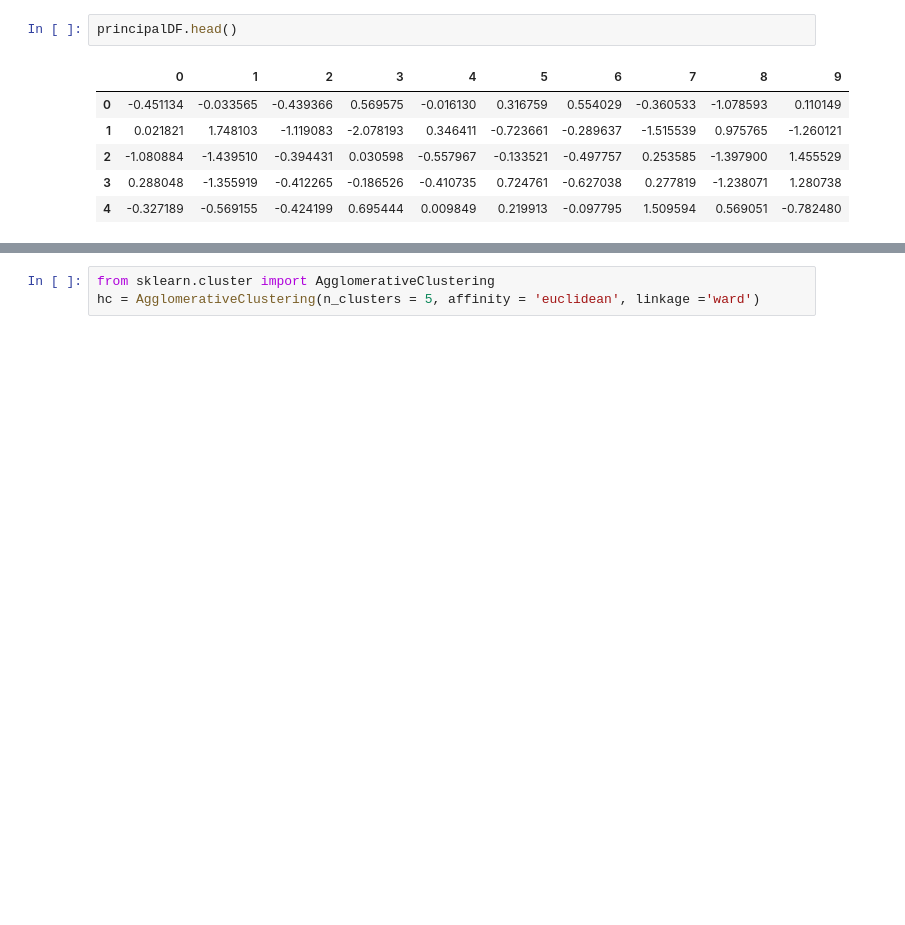
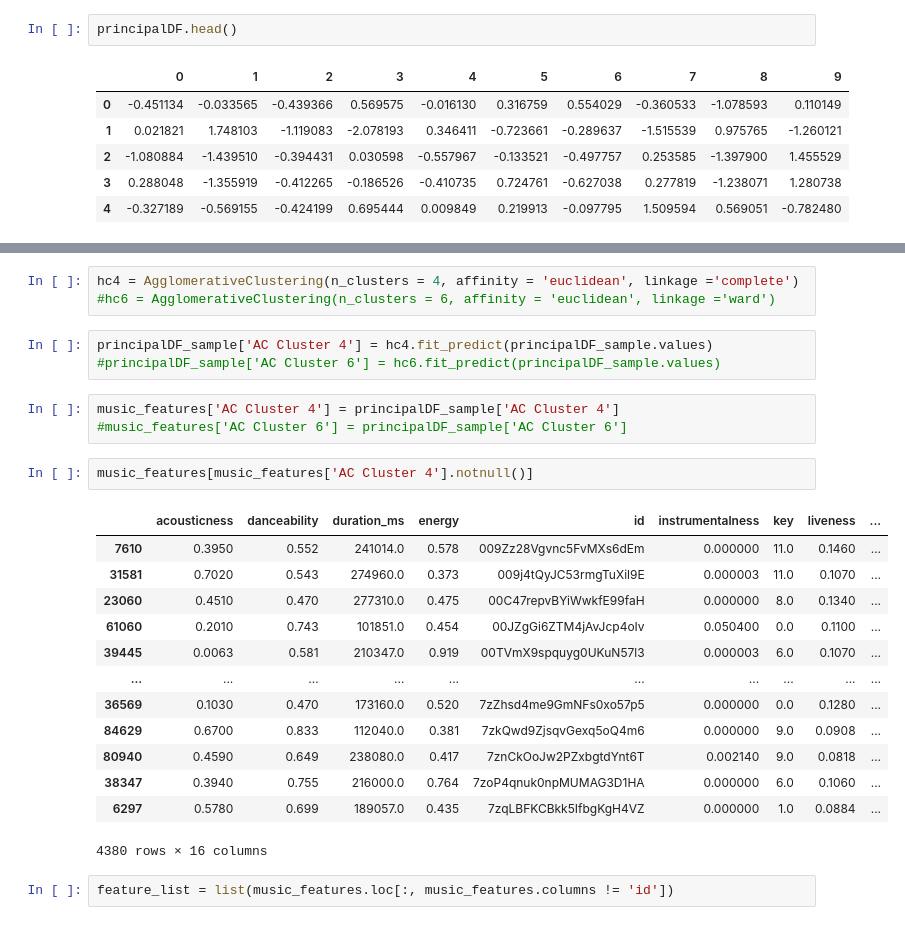
Before and after one commit to joejode/music-market-finder, a Jupyter notebook: PCA and Clustering.ipynb, the cells around one changed output, grey strips where cells are left out. Cells and saved outputs as stored; diff of their text form; blank space fills up the shorter version.

```diff
--- a/PCA and Clustering.ipynb
+++ b/PCA and Clustering.ipynb
@@ -79,3 +94,27 @@ plt.show()
-# %%
-from sklearn.cluster import AgglomerativeClustering
-hc = AgglomerativeClustering(n_clusters = 5, affinity = 'euclidean', linkage ='ward')
+# %%
+hc4 = AgglomerativeClustering(n_clusters = 4, affinity = 'euclidean', linkage ='complete')
+#hc6 = AgglomerativeClustering(n_clusters = 6, affinity = 'euclidean', linkage ='ward')
+# %%
+principalDF_sample['AC Cluster 4'] = hc4.fit_predict(principalDF_sample.values)
+#principalDF_sample['AC Cluster 6'] = hc6.fit_predict(principalDF_sample.values)
+# %%
+music_features['AC Cluster 4'] = principalDF_sample['AC Cluster 4']
+#music_features['AC Cluster 6'] = principalDF_sample['AC Cluster 6']
+# %%
+music_features[music_features['AC Cluster 4'].notnull()]
+# %% [output]
+|  | acousticness | danceability | duration_ms | energy | id | instrumentalness | key | liveness | ... |
+| 7610 | 0.3950 | 0.552 | 241014.0 | 0.578 | 009Zz28Vgvnc5FvMXs6dEm | 0.000000 | 11.0 | 0.1460 | ... |
+| 31581 | 0.7020 | 0.543 | 274960.0 | 0.373 | 009j4tQyJC53rmgTuXil9E | 0.000003 | 11.0 | 0.1070 | ... |
+| 23060 | 0.4510 | 0.470 | 277310.0 | 0.475 | 00C47repvBYiWwkfE99faH | 0.000000 | 8.0 | 0.1340 | ... |
+| 61060 | 0.2010 | 0.743 | 101851.0 | 0.454 | 00JZgGi6ZTM4jAvJcp4oIv | 0.050400 | 0.0 | 0.1100 | ... |
+| 39445 | 0.0063 | 0.581 | 210347.0 | 0.919 | 00TVmX9spquyg0UKuN57l3 | 0.000003 | 6.0 | 0.1070 | ... |
+| ... | ... | ... | ... | ... | ... | ... | ... | ... | ... |
+| 36569 | 0.1030 | 0.470 | 173160.0 | 0.520 | 7zZhsd4me9GmNFs0xo57p5 | 0.000000 | 0.0 | 0.1280 | ... |
+| 84629 | 0.6700 | 0.833 | 112040.0 | 0.381 | 7zkQwd9ZjsqvGexq5oQ4m6 | 0.000000 | 9.0 | 0.0908 | ... |
+| 80940 | 0.4590 | 0.649 | 238080.0 | 0.417 | 7znCkOoJw2PZxbgtdYnt6T | 0.002140 | 9.0 | 0.0818 | ... |
+| 38347 | 0.3940 | 0.755 | 216000.0 | 0.764 | 7zoP4qnuk0npMUMAG3D1HA | 0.000000 | 6.0 | 0.1060 | ... |
+| 6297 | 0.5780 | 0.699 | 189057.0 | 0.435 | 7zqLBFKCBkk5IfbgKgH4VZ | 0.000000 | 1.0 | 0.0884 | ... |
+4380 rows × 16 columns
+# %%
+feature_list = list(music_features.loc[:, music_features.columns != 'id'])
```
Also changed, not shown: parts of 6 cells of this notebook.
